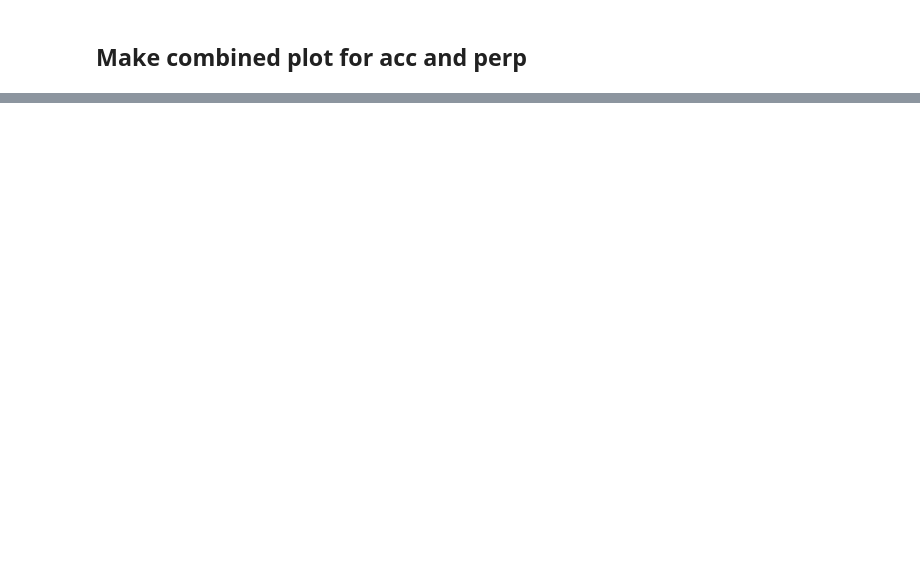
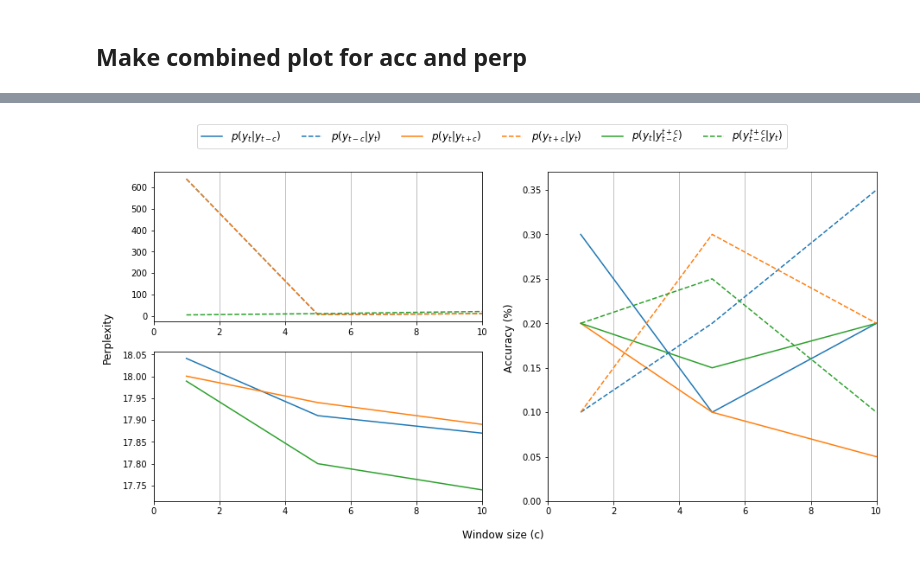
Before and after one commit to mari756h/The_unemployed_cells, a Jupyter notebook: Visualize.ipynb, the cells around one changed output, grey strips where cells are left out. Cells and saved outputs as stored; diff of their text form; code cells hidden in the pictures; blank space fills up the shorter version.

```diff
--- a/Visualize.ipynb
+++ b/Visualize.ipynb
@@ -141,0 +148,49 @@ plt.savefig(wkdir+'performances.pdf', dpi=1000)
+# %%
+# Make grid of subplots
+fig = plt.figure(figsize=(15,7))
+ax1 = plt.subplot2grid((2, 2), (0, 0))
+ax2 = plt.subplot2grid((2, 2), (1, 0))
+ax3 = plt.subplot2grid((2, 2), (0, 1), rowspan=2)
+
+### Plot on axis
+# ax1 is Skip-gram perp
+s_pre, s_post, s_both = ax1.plot(perp.loc[perp.model == 'SG'].ws, perp.loc[perp.model == 'SG'].pre, '--C0',
+                           perp.loc[perp.model == 'SG'].ws, perp.loc[perp.model == 'SG'].post, '--C1',
+                           perp.loc[perp.model == 'SG'].ws, perp.loc[perp.model == 'SG'].both, '--C2')
+
+# ax2 is CBoW perp
+c_pre, c_post, c_both = ax2.plot(perp.loc[perp.model == 'CBoW'].ws, perp.loc[perp.model == 'CBoW'].pre, '-C0',
+                           perp.loc[perp.model == 'CBoW'].ws, perp.loc[perp.model == 'CBoW'].post, '-C1',
+                           perp.loc[perp.model == 'CBoW'].ws, perp.loc[perp.model == 'CBoW'].both, '-C2')
+
+# ax3 is accuracy
+c_pre, c_post, c_both = ax3.plot(acc.loc[perp.model == 'CBoW'].ws, acc.loc[perp.model == 'CBoW'].pre, '-C0',
+                           acc.loc[perp.model == 'CBoW'].ws, acc.loc[perp.model == 'CBoW'].post, '-C1',
+                           acc.loc[perp.model == 'CBoW'].ws, acc.loc[perp.model == 'CBoW'].both, '-C2')
+s_pre, s_post, s_both = ax3.plot(acc.loc[perp.model == 'SG'].ws, acc.loc[perp.model == 'SG'].pre, '--C0',
+                           acc.loc[perp.model == 'SG'].ws, acc.loc[perp.model == 'SG'].post, '--C1',
+                           acc.loc[perp.model == 'SG'].ws, acc.loc[perp.model == 'SG'].both, '--C2')
+
+# Set axis grids
+for ax in [ax1, ax2, ax3]:
+    ax.set_xlim(0,10)
+    ax.grid(which='major', axis='x')
+ax3.set_ylim(0, 0.37)
+
+# Set axis labels
+fig.text(0.07, 0.5, 'Perplexity', va='center', rotation='vertical', fontsize=12)
+fig.text(0.5, 0.5, 'Accuracy (%)', va='center', rotation='vertical', fontsize=12)
+
+# Overall figure settings
+fig.text(0.5, 0.04, 'Window size (c)', ha='center', fontsize=12)
+fig.legend(handles=[c_pre, s_pre, c_post, s_post, c_both, s_both],
+           loc='upper center',
+           labels=['$p(y_t|y_{t-c})$', '$p(y_{t-c}|y_t)$',
+                   '$p(y_t|y_{t+c})$', '$p(y_{t+c}|y_t)$',
+                   '$p(y_t|y_{t-c}^{t+c})$', '$p(y_{t-c}^{t+c}|y_t)$'],
+           ncol=6, fontsize=12)
+
+# Save plot
+plt.savefig(wkdir+'performances.pdf', dpi=1000)
+# %% [output]
+[figure, added]
```
Also changed, not shown: parts of 7 cells of this notebook.
